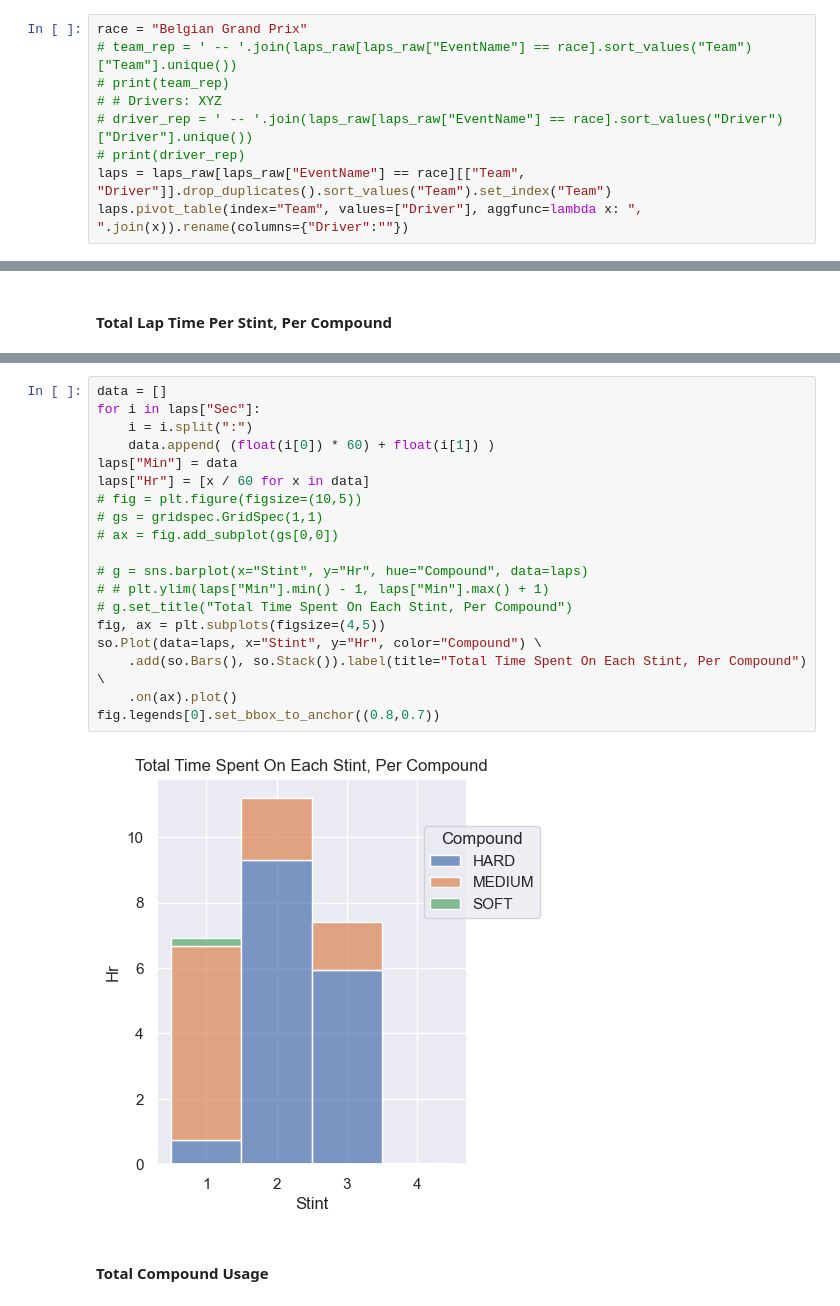
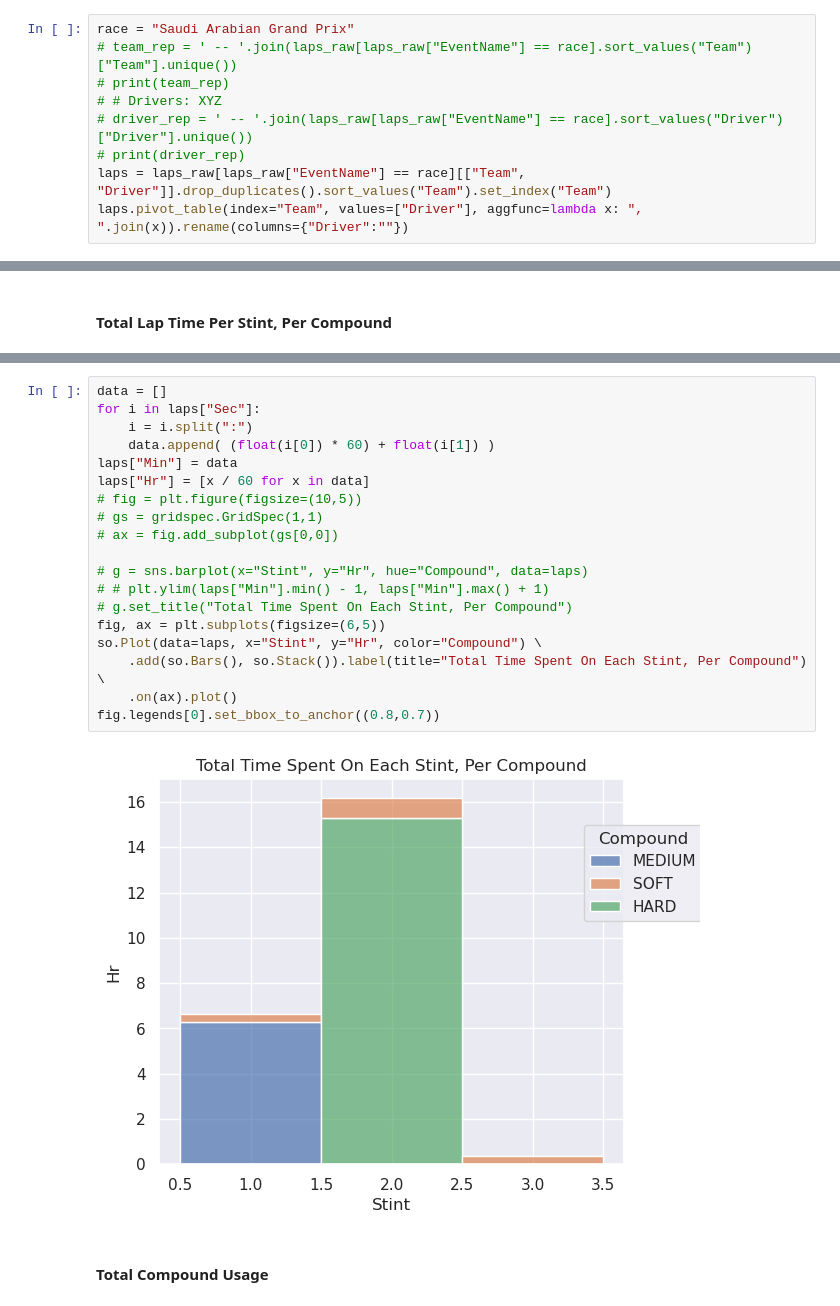
Before and after one commit to MyNameIsCalvinDavis/Data-Science, a Jupyter notebook: F1/F1.ipynb, the cells around one changed output, grey strips where cells are left out. Drawn from its saved outputs; the diff is of its cells as text.

```diff
--- a/F1/F1.ipynb
+++ b/F1/F1.ipynb
@@ -1127,5 +1249,5 @@ so.Plot(lapsg, x="ClassifiedPosition", color="Compound") \
 # %%
-race = "Belgian Grand Prix"
+race = "Saudi Arabian Grand Prix"
 # team_rep = ' -- '.join(laps_raw[laps_raw["EventName"] == race].sort_values("Team")["Team"].unique())
 # print(team_rep)
 # # Drivers: XYZ
@@ -1244,24 +1366,24 @@ laps
 # %%
 data = []
 for i in laps["Sec"]:
     i = i.split(":")
     data.append( (float(i[0]) * 60) + float(i[1]) )
 laps["Min"] = data
 laps["Hr"] = [x / 60 for x in data]
 # fig = plt.figure(figsize=(10,5))
 # gs = gridspec.GridSpec(1,1)
 # ax = fig.add_subplot(gs[0,0])
 
 # g = sns.barplot(x="Stint", y="Hr", hue="Compound", data=laps)
 # # plt.ylim(laps["Min"].min() - 1, laps["Min"].max() + 1)
 # g.set_title("Total Time Spent On Each Stint, Per Compound")
-fig, ax = plt.subplots(figsize=(4,5))
+fig, ax = plt.subplots(figsize=(6,5))
 so.Plot(data=laps, x="Stint", y="Hr", color="Compound") \
     .add(so.Bars(), so.Stack()).label(title="Total Time Spent On Each Stint, Per Compound") \
     .on(ax).plot()
 fig.legends[0].set_bbox_to_anchor((0.8,0.7))
 # %% [output]
-[figure, old version]
+[figure, new version]
 # %% [markdown]
 #### Total Compound Usage
 # %%
```
Also changed, not shown: parts of 47 cells of this notebook.
